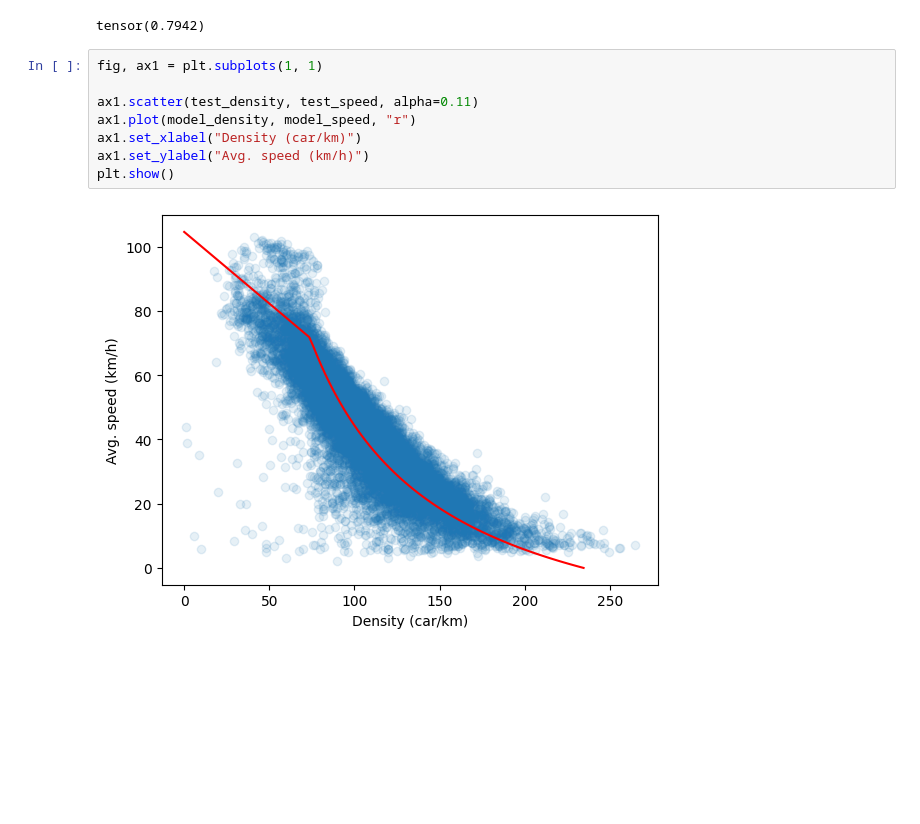
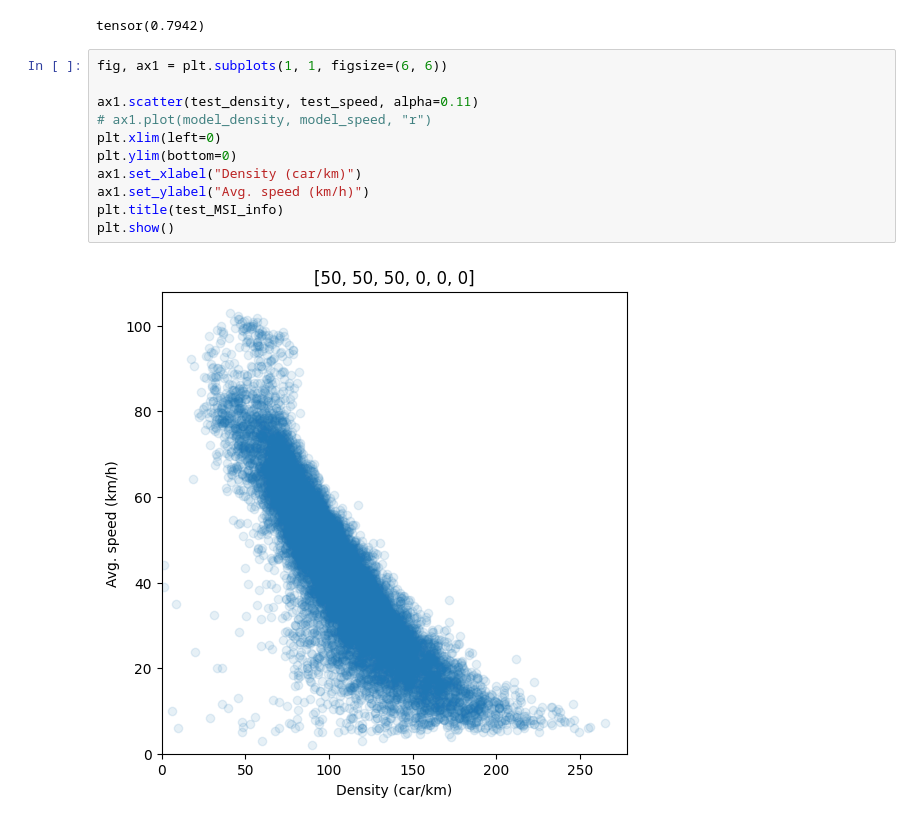
Before and after one commit to vossemeijssen/macroscopic_traffic_model, a Jupyter notebook: Training_method_2.ipynb, the cells around one changed output. Drawn from its saved outputs; the diff is of its cells as text; blank space fills up the shorter version.

```diff
--- a/Training_method_2.ipynb
+++ b/Training_method_2.ipynb
@@ -338,12 +338,15 @@ metric.compute()
 # %% [output]
 tensor(0.7942)
 # %%
-fig, ax1 = plt.subplots(1, 1)
+fig, ax1 = plt.subplots(1, 1, figsize=(6, 6))
 
 ax1.scatter(test_density, test_speed, alpha=0.11)
-ax1.plot(model_density, model_speed, "r")
+# ax1.plot(model_density, model_speed, "r")
+plt.xlim(left=0)
+plt.ylim(bottom=0)
 ax1.set_xlabel("Density (car/km)")
 ax1.set_ylabel("Avg. speed (km/h)")
+plt.title(test_MSI_info)
 plt.show()
 # %% [output]
-[figure, old version]
+[figure, new version]
```
Also changed, not shown: 7 other files.
